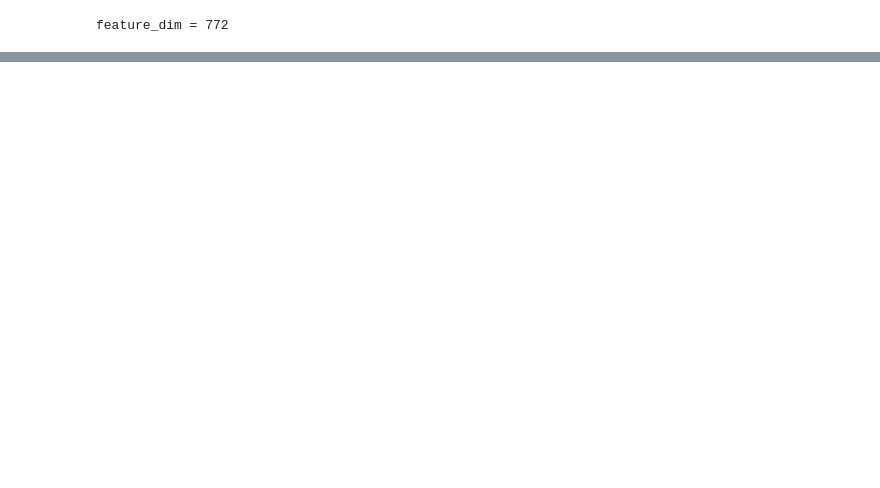
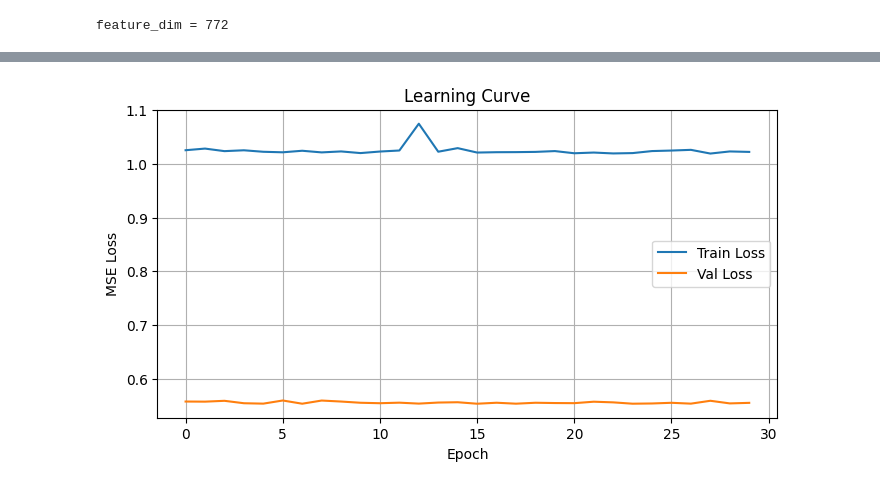
Before and after one commit to doshi1028/OMSCS_7643_F2025_Project, a Jupyter notebook: scripts/runner.ipynb, the cells around one changed output, grey strips where cells are left out. Drawn from its saved outputs; the diff is of its cells as text; code cells hidden in the pictures; blank space fills up the shorter version.

Commit message:
add initial structures of return pred and classification tasks

```diff
--- a/scripts/runner.ipynb
+++ b/scripts/runner.ipynb
@@ -307,0 +320,3 @@ Accuracy: 0.9878669960832375
+# %%
+df['target_ret'] = df['close'].pct_change().shift(-1)
+df = df.dropna().reset_index(drop=True)
@@ -307,0 +347,27 @@ Accuracy: 0.9878669960832375
+# %%
+from sklearn.preprocessing import StandardScaler
+
+scaler_ret = StandardScaler()
+scaler_ret.fit(subtrain_df[['target_ret']])
+
+y_sub  = scaler_ret.transform(subtrain_df[['target_ret']]).reshape(-1)
+y_val  = scaler_ret.transform(val_df[['target_ret']]).reshape(-1)
+y_test = scaler_ret.transform(test_df[['target_ret']]).reshape(-1)
+# %%
+X_sub,  y_sub_seq  = build_sequences(X_sub_df,  y_sub,  seq_len=12)
+X_val,  y_val_seq  = build_sequences(X_val_df,  y_val,  seq_len=12)
+X_test, y_test_seq = build_sequences(X_test_df, y_test, seq_len=12)
+# %%
+X_train_all = np.concatenate([X_sub, X_val], axis=0)
+y_train_all = np.concatenate([y_sub_seq, y_val_seq], axis=0)
+
+model, train_losses, val_losses = train_transformer(
+    X_train_all,
+    y_train_all,
+    lr=1e-4,
+    batch_size=32,
+    epochs=30
+)
+
+pred_norm = predict(model, X_test)
+pred_ret = scaler_ret.inverse_transform(pred_norm.reshape(-1,1)).reshape(-1)
@@ -307,0 +392,12 @@ Accuracy: 0.9878669960832375
+# %%
+plt.figure(figsize=(8,4))
+plt.plot(train_losses, label="Train Loss")
+plt.plot(val_losses, label="Val Loss")
+plt.xlabel("Epoch")
+plt.ylabel("MSE Loss")
+plt.title("Learning Curve")
+plt.legend()
+plt.grid(True)
+plt.show()
+# %% [output]
+[figure, added]
```
Also changed, not shown: parts of 28 cells of this notebook, 1 other file.
